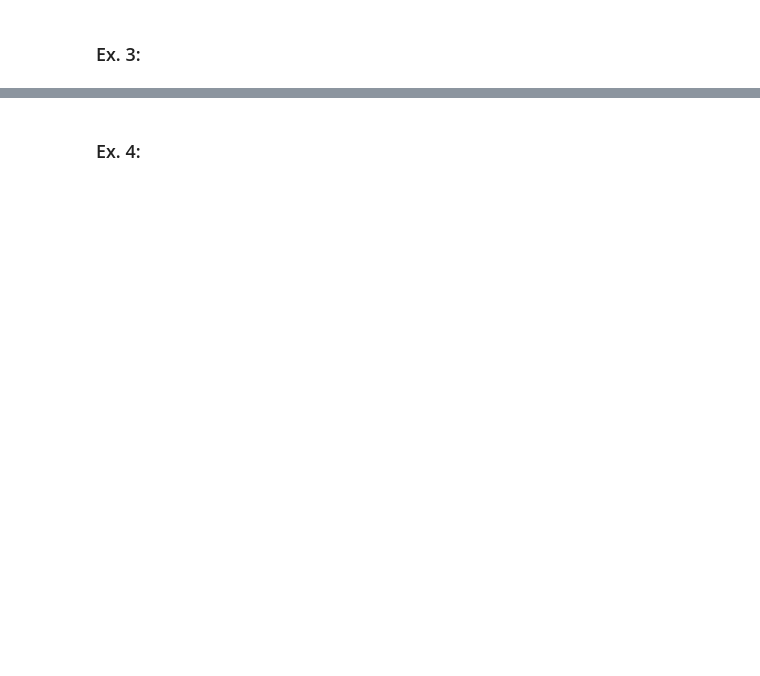
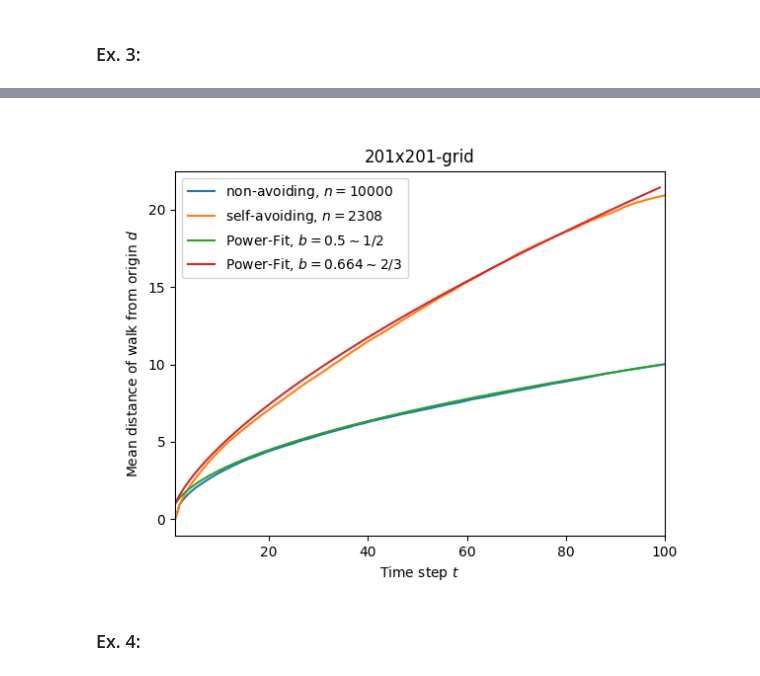
Before and after one commit to Konemu/ProteinAnnealing, a Jupyter notebook: nb.ipynb, the cells around one changed output, grey strips where cells are left out. Drawn from its saved outputs; the diff is of its cells as text; code cells hidden in the pictures; blank space fills up the shorter version.

```diff
--- a/nb.ipynb
+++ b/nb.ipynb
@@ -17,3 +48,6 @@ import annealing
+# %%
+def power(x, a, b):
+    return a*x**b
 # %% [markdown]
 ### Ex. 1:
 # %%
@@ -44,3 +70,16 @@ fig.savefig('figures/ex3.png', dpi = 600, format = 'png')
+# %%
+fig, ax, distance_r, distance_sa = randomwalk_statistics.mean_sq_pos_stats_both(NUM_AVGS_WALK, LEN_WALK, LEN_WALK, "")
+step = np.asarray(range(LEN_WALK))
+p, c = curve_fit(power, step, distance_r)
+p2, c2 = curve_fit(power, step, distance_sa)
+ax.plot(step, power(step, p[0], p[1]), label=f"Power-Fit, $b={np.round(p[1], 3)}\\sim 1/2$")
+ax.plot(step, power(step, p2[0], p2[1]), label=f"Power-Fit, $b={np.round(p2[1],3)}\\sim 2/3$")
+#ax.loglog()
+ax.set_xlim([1, LEN_WALK])
+ax.legend()
+fig.savefig(f'figures/ex3.{FMT}', dpi = DPI, format = FMT)
+# %% [output]
+[figure, added]
 # %% [markdown]
 ### Ex. 4:
 # %%
```
Also changed, not shown: parts of 11 cells of this notebook.
